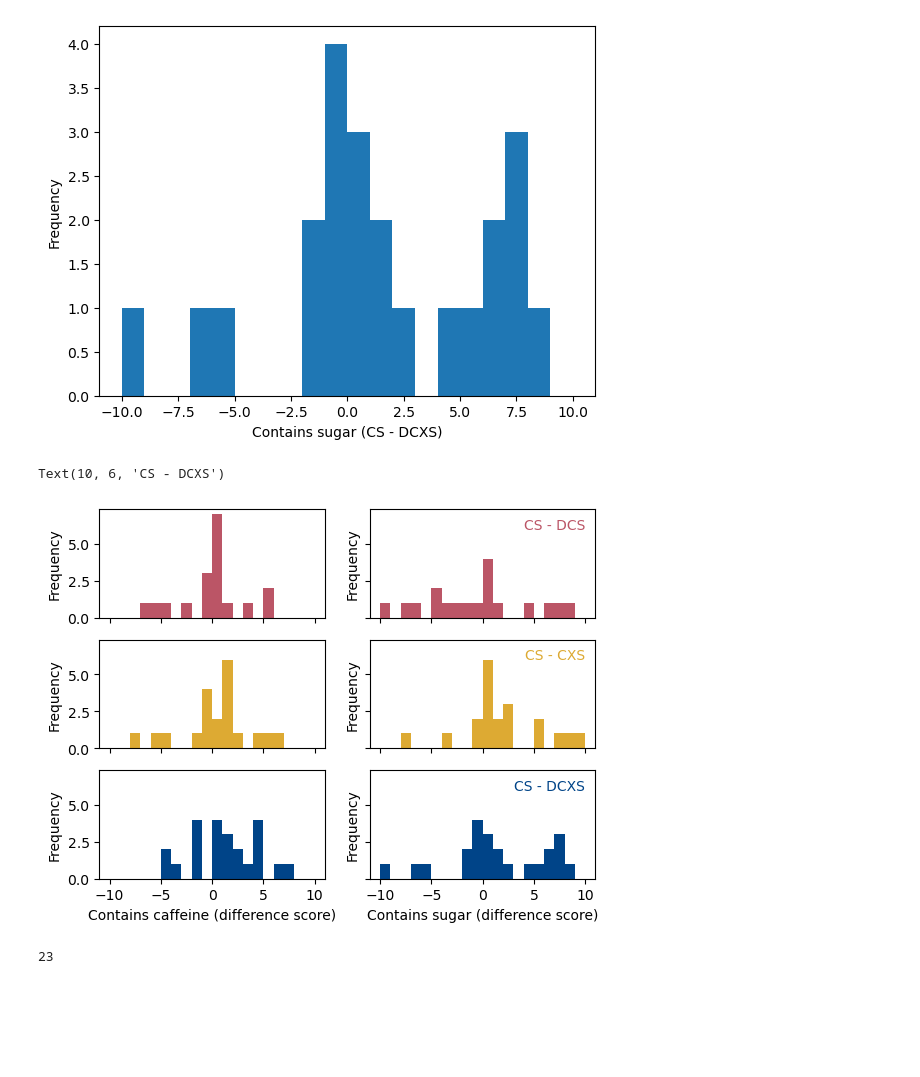
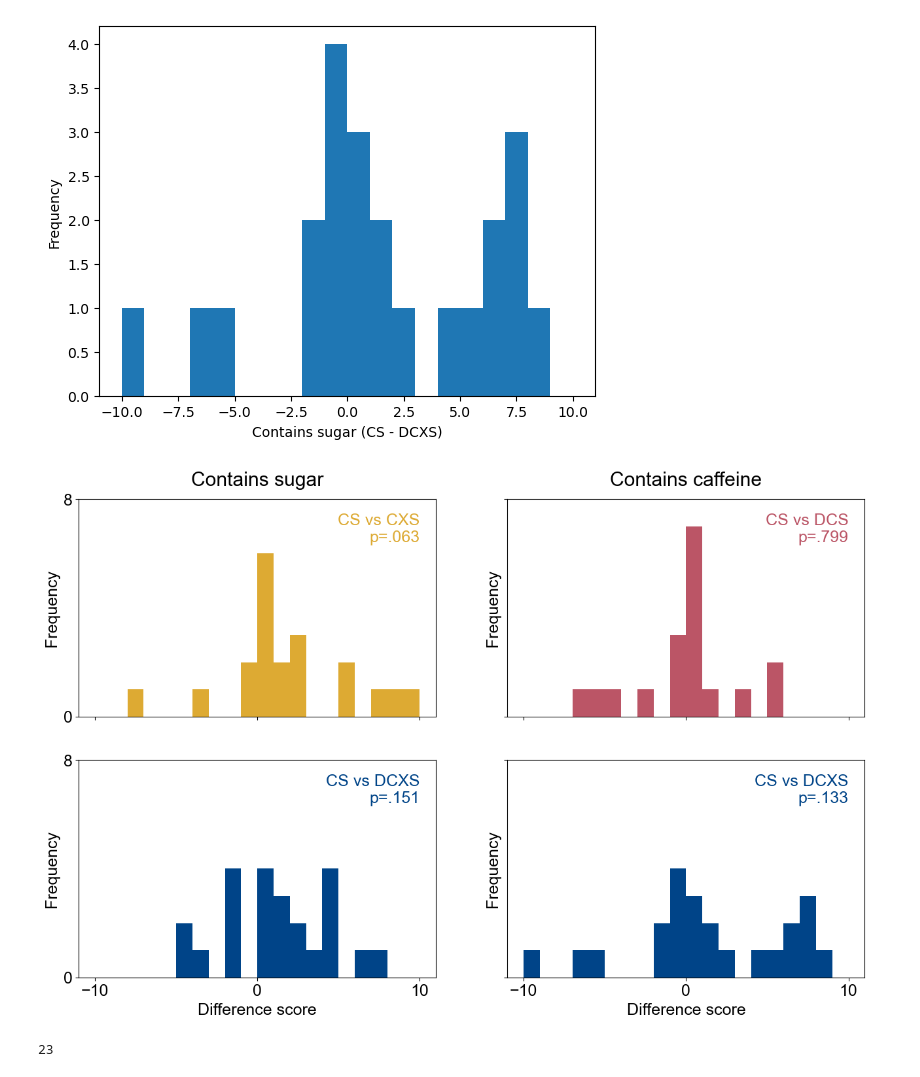
Before and after one commit to jaimemcc/energy-drink, a Jupyter notebook: scripts/taste_scores.ipynb, the cells around one changed output. Saved outputs shown, nothing was run; the diff lists cells and outputs as text; code cells hidden in the pictures; blank space fills up the shorter version.

```diff
--- a/scripts/taste_scores.ipynb
+++ b/scripts/taste_scores.ipynb
@@ -101,7 +119,12 @@ The number of T3 rows is 61.
 # %%
 # function to get difference scores
 def get_diff_scores(df, conditions, value):
-    df_reduced = df.query("condition in @conditions")
+
+    sessions = ["T2", "T3"]
+    df_reduced = (df
+                  .query("condition in @conditions")
+                  .query("session in @sessions")
+                 )
 
     df_diff = pd.pivot(df_reduced, index="ID", columns="condition", values=value)
     df_diff["difference_score"] = df_diff[conditions[0]] - df_diff[conditions[1]]
@@ -109,6 +132,8 @@ def get_diff_scores(df, conditions, value):
     df_diff = df_diff[~pd.isna(df_diff["difference_score"])]
 
     return df_diff
+
+# df_qual = df_qual.query()
 
 conditions = ["CS", "DCS"]
 df_caffeine = get_diff_scores(df_qual, conditions, "caffeine")
@@ -118,7 +143,6 @@ conditions = ["CS", "CXS"]
 df_sugar = get_diff_scores(df_qual, conditions, "sugar")
 df_sugar_caff = get_diff_scores(df_qual, conditions, "caffeine")
 
-
 conditions = ["CS", "DCXS"]
 df_both_caff = get_diff_scores(df_qual, conditions, "caffeine")
 df_both_sug = get_diff_scores(df_qual, conditions, "sugar")
@@ -187,40 +288,43 @@ Text(0.5, 0, 'Contains sugar (CS - DCXS)')
 # %%
 def make_difference_hist(df, bins, axis, color="red"):
     axis.hist(df.difference_score, bins=bins, color=color)
     axis.set_ylabel("Frequency")
-    # axis.set_xlabel("Contains sugar (CS - DCXS)")
-
-#     rnd_array = []
-#     for n in range(100):
-#         rnd_array.append(df.difference_score.apply( lambda x : x * random.choice([-1,1])).values)
-
-#     sns.kdeplot(np.array(tp.flatten_list(rnd_array)*len(df), ax=axis))
-
-#     axis.hist(rnd, bins=bins, color="grey")
-
-
+    axis.set_yticks([0,8])
 
 cs_dcs_color = "#BB5566"
 cs_cxs_color = "#DDAA33"
 cs_dcxs_color = "#004488"
 
-f, ax = plt.subplots(nrows=3, ncols=2, sharex=True, sharey=True)
+font = {'family' : 'Arial',
+        'weight' : 'normal',
+        'size'   : 18}
 
-make_difference_hist(df_caffeine, bins, ax[0,0], color=cs_dcs_color)
-make_difference_hist(df_caffeine_sug, bins, ax[0,1], color=cs_dcs_color)
+matplotlib.rc('font', **font)
 
-make_difference_hist(df_sugar, bins, ax[1,1], color=cs_cxs_color)
-make_difference_hist(df_sugar_caff, bins, ax[1,0], color=cs_cxs_color)
+f, ax = plt.subplots(nrows=2, ncols=2, sharex=True, sharey=True, figsize=(15.5, 9.5))
 
-make_difference_hist(df_both_caff, bins, ax[2,0], color=cs_dcxs_color)
-make_difference_hist(df_both_sug, bins, ax[2,1], color=cs_dcxs_color)
+make_difference_hist(df_sugar, bins, ax[0,0], color=cs_cxs_color)
+make_difference_hist(df_caffeine, bins, ax[0,1], color=cs_dcs_color)
 
-ax[2,0].set_xlabel("Contains caffeine (difference score)")
-ax[2,1].set_xlabel("Contains sugar (difference score)")
+make_difference_hist(df_both_caff, bins, ax[1,0], color=cs_dcxs_color)
+make_difference_hist(df_both_sug, bins, ax[1,1], color=cs_dcxs_color)
 
-ax[0,1].text(10,6,"CS - DCS", horizontalalignment="right", color=cs_dcs_color)
-ax[1,1].text(10,6,"CS - CXS", horizontalalignment="right", color=cs_cxs_color)
-ax[2,1].text(10,6,"CS - DCXS", horizontalalignment="right", color=cs_dcxs_color)
+ax[1,0].set_xlabel("Difference score")
+ax[1,1].set_xlabel("Difference score")
+
+ax[0,0].text(10,7.5,"CS vs CXS\np=.063", ha="right", va="top", color=cs_cxs_color)
+ax[0,1].text(10,7.5,"CS vs DCS\np=.799", ha="right", va="top", color=cs_dcs_color)
+ax[1,0].text(10,7.5,"CS vs DCXS\np=.151", ha="right", va="top", color=cs_dcxs_color)
+ax[1,1].text(10,7.5,"CS vs DCXS\np=.133", ha="right", va="top", color=cs_dcxs_color)
+
+pad=15
+ax[0,0].set_title("Contains sugar", pad=pad)
+ax[0,1].set_title("Contains caffeine", pad=pad)
+
+
+for axis in [ax[0,0], ax[1,1], ax[0,0], ax[0,0]]:
+    axis.set_xticks([-10,0,10])
+
+f.savefig("..//results//taste-scores.png")
 # %% [output]
-Text(10, 6, 'CS - DCXS')
-[figure, old version]
+[figure, new version]
```
Also changed, not shown: parts of 15 cells of this notebook, 32 other files.
